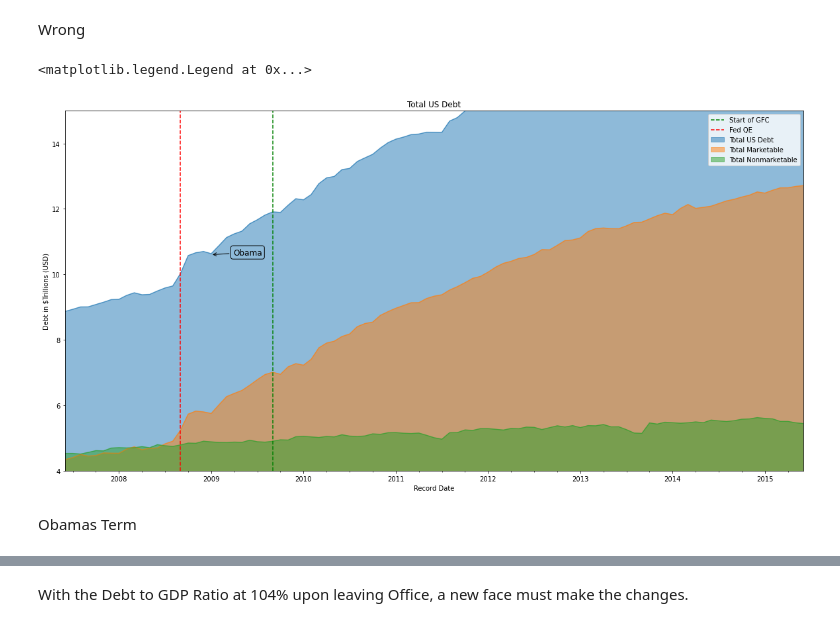
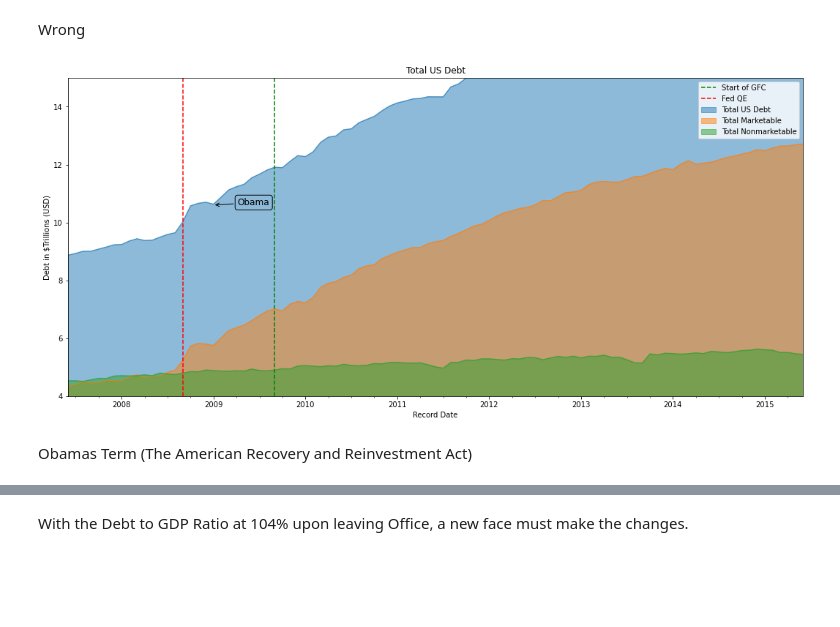
Before and after one commit to kierangraham-au/Data-Project-US-Debt, a Jupyter notebook: usdebt2.ipynb, the cells around one changed output, grey strips where cells are left out. Drawn from its saved outputs; the diff is of its cells as text; code cells hidden in the pictures; blank space fills up the shorter version.

```diff
--- a/usdebt2.ipynb
+++ b/usdebt2.ipynb
@@ -441,25 +454,28 @@ plt.legend()
 # %% [markdown]
 Wrong
 # %%
-ax = debt_df.set_index("record_date")[debt_df.set_index("record_date")["security_type_desc"] == "Total Public Debt Outstanding"].total_mil_amt.plot.area(label="Total US Debt", stacked = False)
-debt_df.set_index("record_date")[debt_df.set_index("record_date")["security_type_desc"] == "Total Marketable"].total_mil_amt.plot.area(label="Total Marketable", stacked = False)
-debt_df.set_index("record_date")[debt_df.set_index("record_date")["security_type_desc"] == "Total Nonmarketable"].total_mil_amt.plot.area(label="Total Nonmarketable", stacked = False)
-#Labels
-ax.get_yaxis().set_major_formatter(
+def obamastart():
+    ax = debt_df.set_index("record_date")[debt_df.set_index("record_date")["security_type_desc"] == "Total Public Debt Outstanding"].total_mil_amt.plot.area(label="Total US Debt", stacked = False)
+    debt_df.set_index("record_date")[debt_df.set_index("record_date")["security_type_desc"] == "Total Marketable"].total_mil_amt.plot.area(label="Total Marketable", stacked = False)
+    debt_df.set_index("record_date")[debt_df.set_index("record_date")["security_type_desc"] == "Total Nonmarketable"].total_mil_amt.plot.area(label="Total Nonmarketable", stacked = False)
+    #Labels
+    ax.get_yaxis().set_major_formatter(
     matplotlib.ticker.FuncFormatter(lambda x, p: format(int(x/1000000), ','))) #number reduction instead of $20,000 (in Millions) to $Trillions
-plt.ylabel("Debt in $Trillions (USD)")
-plt.title("Total US Debt")
-plt.xlim("2007-06-01", "2015-06-30") #date limiter
-plt.ylim(4000000, 15000000) #scale limiter
-plt.xlabel("Record Date")
-plt.axvline(x="2009-09-15", color = 'green', linestyle = "--", label = "Start of GFC")
-plt.axvline(x="2008-09-8", color = 'red', linestyle = "--", label = 'Fed QE')
-ax.annotate("Obama", xy = ("2009-01-31",10600000), xycoords='data', xytext=(55, 0), bbox=dict(boxstyle="round", fc="none", ec="black"),
-textcoords='offset points', arrowprops=dict(arrowstyle="->"), ha='center', size = 12)
-plt.legend()
+    plt.ylabel("Debt in $Trillions (USD)")
+    plt.title("Total US Debt")
+    plt.xlim("2007-06-01", "2015-06-30") #date limiter
+    plt.ylim(4000000, 15000000) #scale limiter
+    plt.xlabel("Record Date")
+    plt.axvline(x="2009-09-15", color = 'green', linestyle = "--", label = "Start of GFC")
+    plt.axvline(x="2008-09-8", color = 'red', linestyle = "--", label = 'Fed QE')
+    ax.annotate("Obama", xy = ("2009-01-31",10600000), xycoords='data', xytext=(55, 0), bbox=dict(boxstyle="round", fc="none", ec="black"),
+    textcoords='offset points', arrowprops=dict(arrowstyle="->"), ha='center', size = 12)
+    plt.legend()
+    plt.show()
-# %% [output]
-<matplotlib.legend.Legend at 0x...>
-[figure, removed]
-# %% [markdown]
-Obamas Term
+# %%
+obamastart()
+# %% [output]
+[figure, added]
+# %% [markdown]
+Obamas Term (The American Recovery and Reinvestment Act)
 # %%
```
Also changed, not shown: parts of 34 cells of this notebook, 2 other files.
